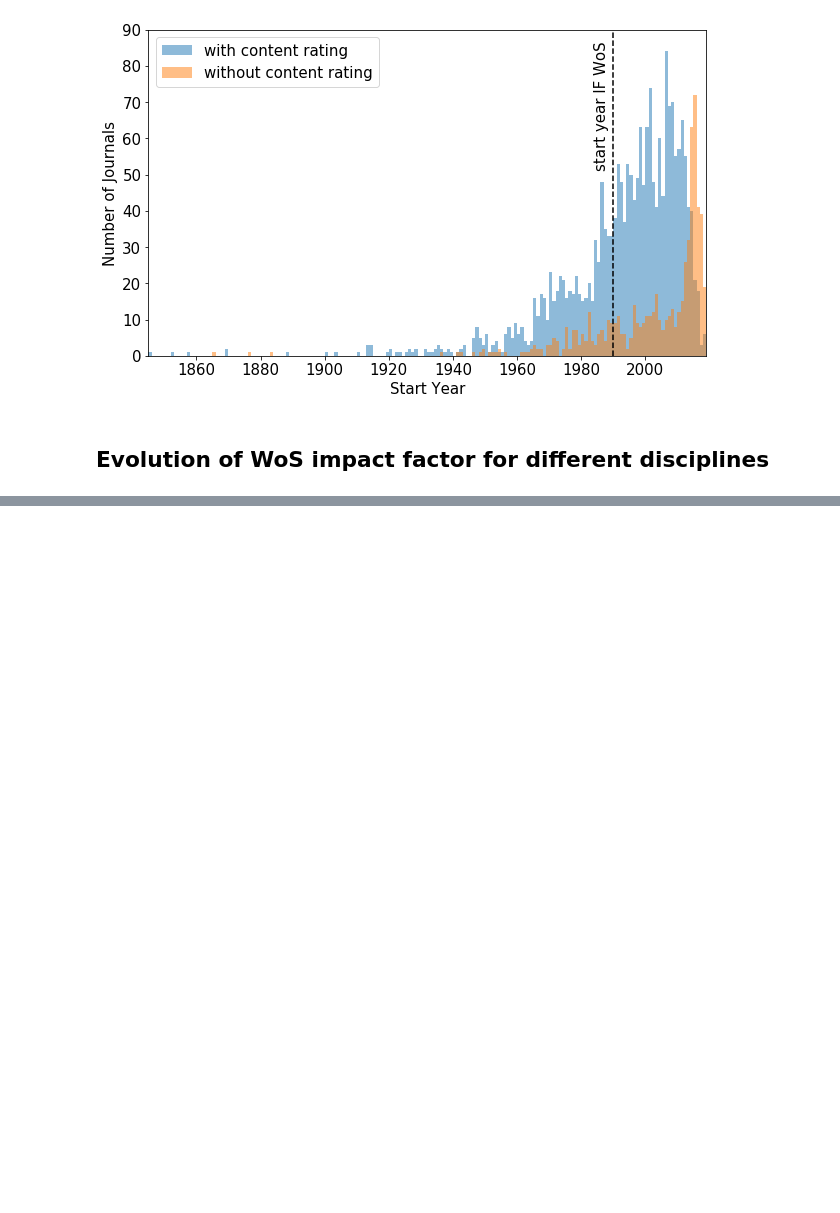
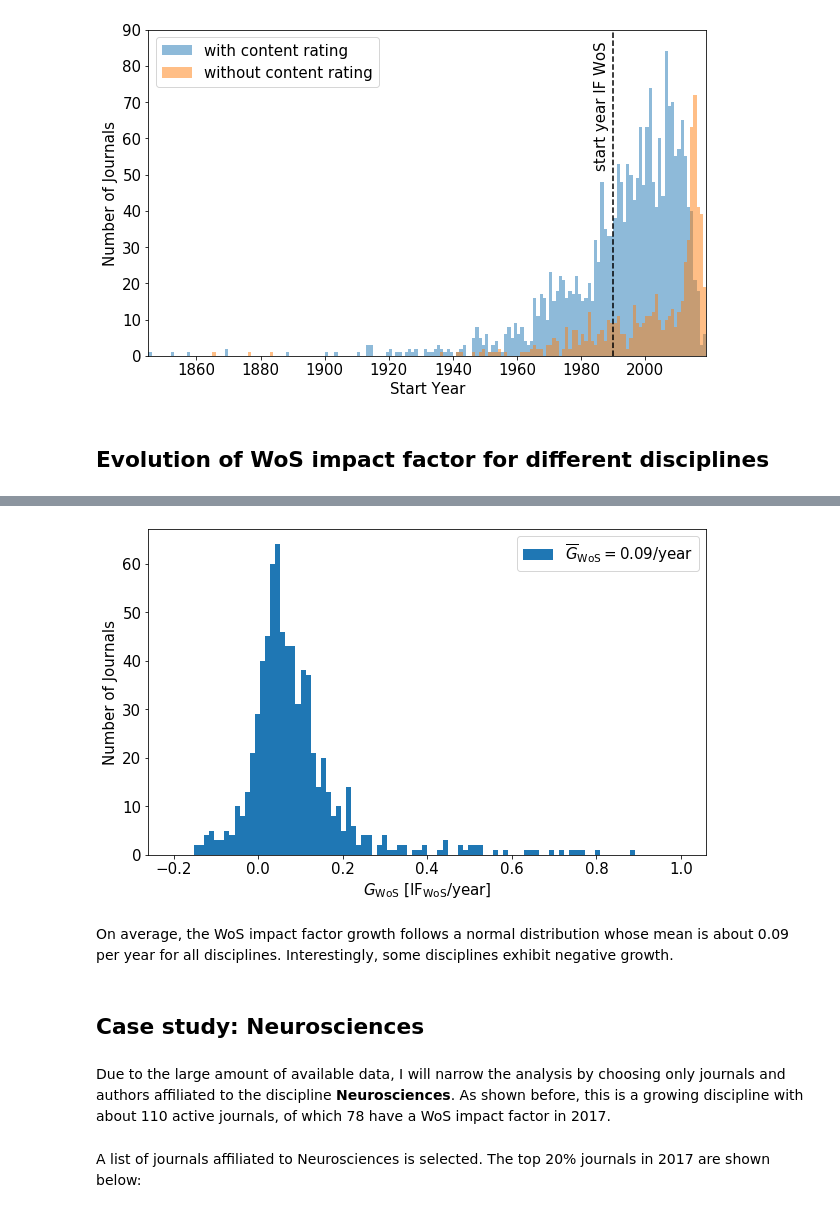
Before and after one commit to sbustamante/scigraph_project, a Jupyter notebook: Exploration.ipynb, the cells around one changed output, grey strips where cells are left out. Cells and saved outputs as stored; diff of their text form; code cells hidden in the pictures; blank space fills up the shorter version.

```diff
--- a/Exploration.ipynb
+++ b/Exploration.ipynb
@@ -517,0 +352,23 @@ np.vectorize?
+# %%
+#disciplines['growth'] = np.sum((np.array(disciplines[medians_disc])[:,1:]-np.array(disciplines[medians_disc])[:,:-1])*(np.array(disciplines[medians_disc])[:,:-1]>0),axis=1)/(np.sum(np.array(disciplines[medians_disc])>0,axis=1)+1e-5)
+disciplines['growth'] = (np.array(disciplines['median_2017']) - np.array(disciplines['median_2010']))/(2017.0-2010.)
+# %%
+plt.figure( figsize = (10,6) )
+plt.hist(disciplines['growth'][disciplines['growth']!=0], range=(-0.2,1), bins=100,
+         label='$\overline{G}_{\mathrm{WoS}} = %1.2f$/year'%
+         (np.mean(disciplines['growth'][disciplines['growth']!=0])))
+plt.xticks(fontsize=15)
+plt.xlabel( "$G_{\mathrm{WoS}}$ [IF$_{\mathrm{WoS}}$/year]", fontsize=15 )
+plt.yticks(fontsize=15)
+plt.ylabel( "Number of Journals", fontsize=15 )
+#plt.vlines()
+plt.legend( loc='upper right', fontsize=15 )
+plt.show()
+# %% [output]
+[figure, added]
+# %% [markdown]
+On average, the WoS impact factor growth follows a normal distribution whose mean is about 0.09 per year for all disciplines. Interestingly, some disciplines exhibit negative growth.
+# %% [markdown]
+## Case study: Neurosciences
+# %% [markdown]
+Due to the large amount of available data, I will narrow the analysis by choosing only journals and authors affiliated to the discipline **Neurosciences**. As shown before, this is a growing discipline with about 110 active journals, of which 78 have a WoS impact factor in 2017.
@@ -517,0 +389,2 @@ np.vectorize?
+# %% [markdown]
+A list of journals affiliated to Neurosciences is selected. The top 20% journals in 2017 are shown below:
```
Also changed, not shown: parts of 81 cells of this notebook.
